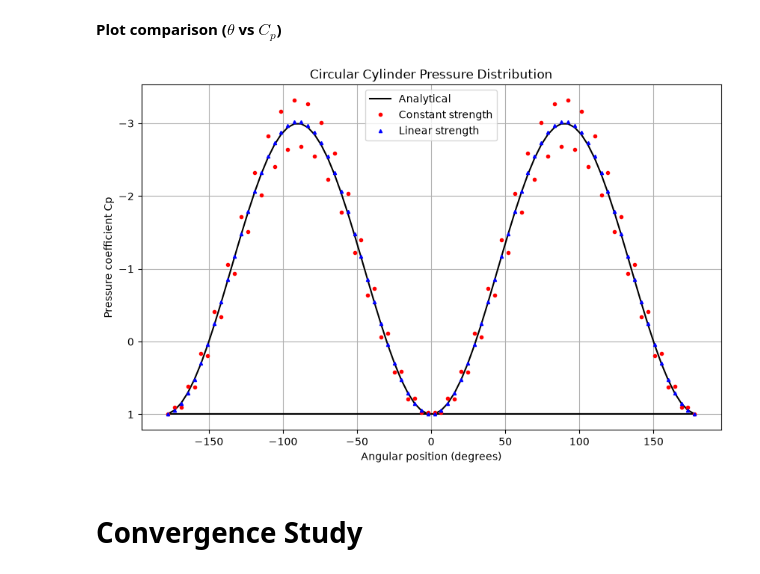
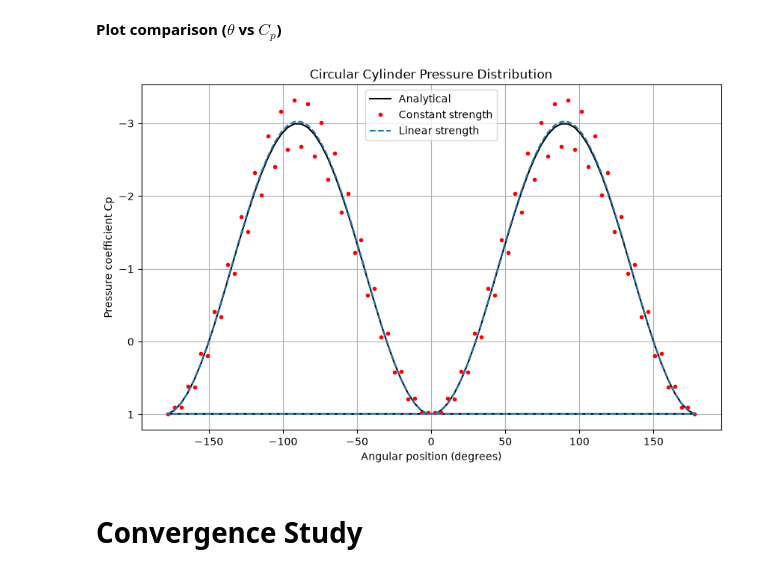
Before and after one commit to Aathi2165/AE611_2026, a Jupyter notebook: Aathi Skantha Roopan T_SC26M001.ipynb, the cells around one changed output. Saved outputs shown, nothing was run; the diff lists cells and outputs as text; code cells hidden in the pictures.

```diff
--- a/Aathi Skantha Roopan T_SC26M001.ipynb
+++ b/Aathi Skantha Roopan T_SC26M001.ipynb
@@ -719,35 +719,35 @@ plt.figure(figsize=(10,6))
 plt.plot(
     np.degrees(theta_c),
     Cp_exact,
     'k-',
     label="Analytical"
 )
 
 plt.plot(
     np.degrees(theta_c),
     result_0["Cp"],
     'ro',
     markersize=3,
     label="Constant strength"
 )
 
 plt.plot(
     np.degrees(theta_c),
     result_1["Cp"],
-    'b^',
+    '--',
     markersize=3,
     label="Linear strength"
 )
 
 plt.xlabel("Angular position (degrees)")
 plt.ylabel("Pressure coefficient Cp")
 plt.title("Circular Cylinder Pressure Distribution")
 plt.gca().invert_yaxis()
 plt.grid()
 plt.legend()
 plt.show()
 # %% [output]
-[figure, old version]
+[figure, new version]
 # %% [markdown]
 # Convergence Study
 # %%
```
Also changed, not shown: parts of 28 cells of this notebook.
